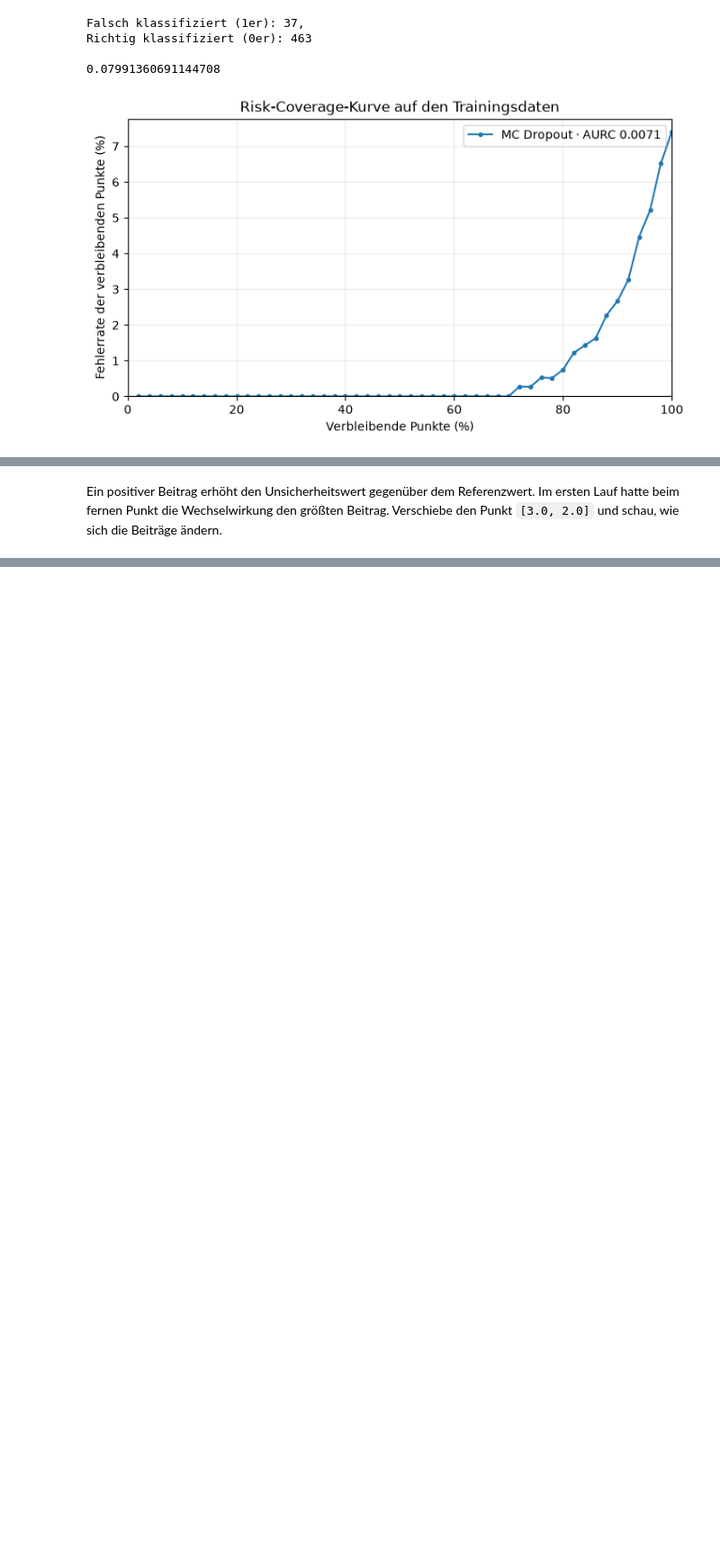
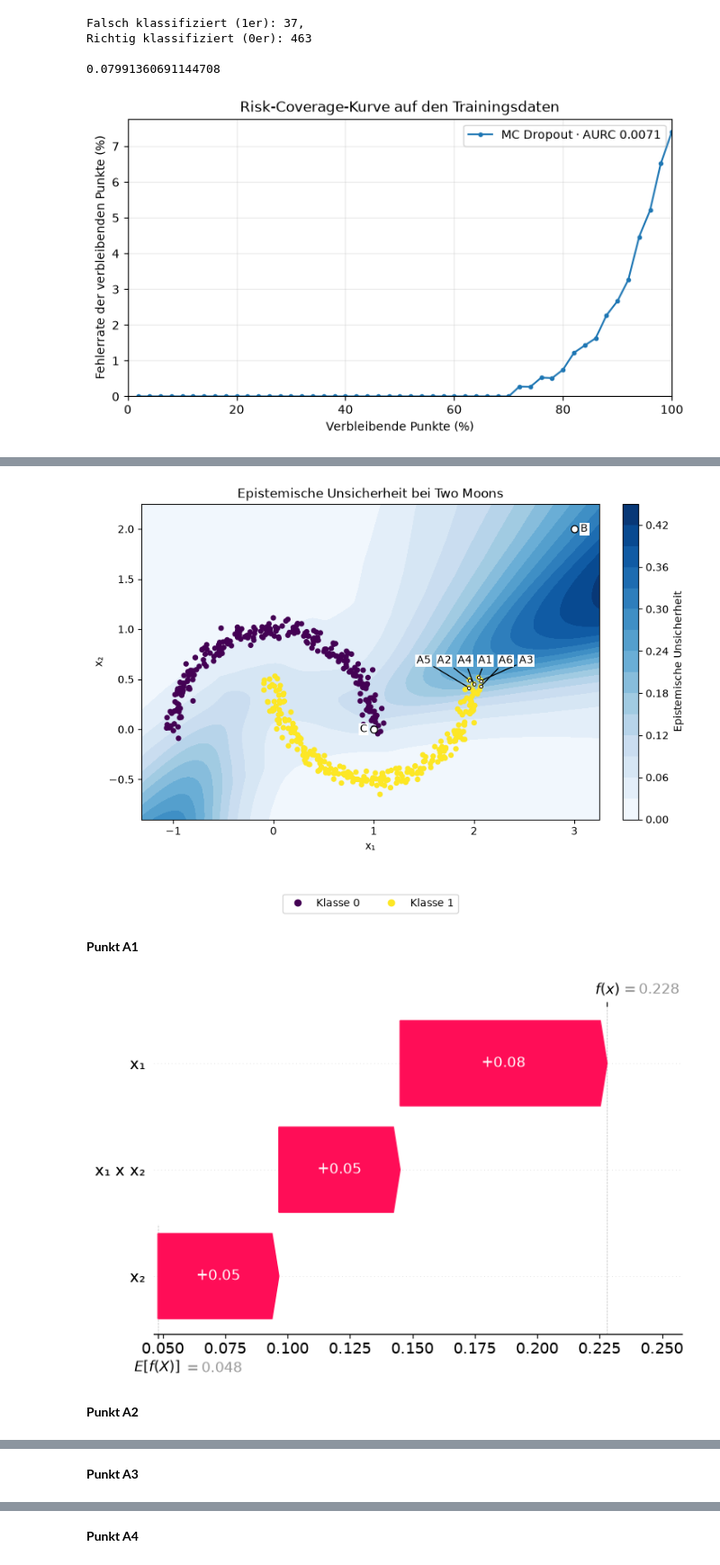
Before and after one commit to sep-trustworthy-gruppe-d/probly, a Jupyter notebook: experiments/group-d_experiments/dan_01.ipynb, the cells around one changed output, grey strips where cells are left out. Shown at 90% size. Drawn from its saved outputs; the diff is of its cells as text; code cells hidden in the pictures; blank space fills up the shorter version.

Commit message:
shapiq grafisch darstellen bei two moons

```diff
--- a/experiments/group-d_experiments/dan_01.ipynb
+++ b/experiments/group-d_experiments/dan_01.ipynb
@@ -291,10 +297,15 @@ uncertainty_explainer = shapiq.TabularExplainer(
     random_state=SEED,
 )
 # %%
+scores = epistemic_score(X)
+top_indices = np.argsort(-scores, kind="stable")[:6]
+ranked_points = {f"A{rank}": X[index] for rank, index in enumerate(top_indices, start=1)}
 points = {
-    "Trainingspunkt X[0]": X[0],
-    "Fern von den Monden": np.array([3.0, 2.0]),
+    **ranked_points,
+    "B": np.array([3.0, 2.0]),
+    "C": np.array([1.0, 0.0]),
 }
+point_explanations = {}
 table = [
     "| Punkt | Koordinaten | Referenzwert | x₁ | x₂ | x₁ × x₂ | Probly |",
     "| :--- | :--- | ---: | ---: | ---: | ---: | ---: |",
@@ -302,12 +313,13 @@ table = [
 for label, point in points.items():
     explanation = uncertainty_explainer.explain(point, budget=4)
     baseline = explanation.baseline_value
-    x1 = explanation[(0,)]
-    x2 = explanation[(1,)]
-    interaction = explanation[(0, 1)]
+    contributions = np.array([explanation[key] for key in ((0,), (1,), (0, 1))])
     score = epistemic_score(point[None, :])[0]
 
-    np.testing.assert_allclose(baseline + x1 + x2 + interaction, score, atol=1e-6)
+    np.testing.assert_allclose(baseline + contributions.sum(), score, atol=1e-6)
+    point_explanations[label] = explanation
+
+    x1, x2, interaction = contributions
     table.append(
         f"| {label} | ({point[0]:.3f}, {point[1]:.3f}) | {baseline:.4f} | "
         f"{x1:+.4f} | {x2:+.4f} | {interaction:+.4f} | {score:.4f} |"
@@ -322,2 +340,57 @@ display(Markdown("\n".join(table)))
-# %% [markdown]
-Ein positiver Beitrag erhöht den Unsicherheitswert gegenüber dem Referenzwert. Im ersten Lauf hatte beim fernen Punkt die Wechselwirkung den größten Beitrag. Verschiebe den Punkt `[3.0, 2.0]` und schau, wie sich die Beiträge ändern.
+# %%
+# Die A-Labels stehen von links nach rechts über den dicht beieinanderliegenden Punkten.
+ranked_labels = sorted(ranked_points, key=lambda label: ranked_points[label][0])
+ranked_xy = X[top_indices]
+label_x = np.linspace(ranked_xy[:, 0].min() - 0.45, ranked_xy[:, 0].max() + 0.45, len(ranked_labels))
+label_y = ranked_xy[:, 1].max() + 0.17
+ranked_label_x = dict(zip(ranked_labels, label_x))
+
+plot_points = np.vstack([X, *points.values(), [label_x[0], label_y], [label_x[-1], label_y]])
+lower = plot_points.min(axis=0) - 0.25
+upper = plot_points.max(axis=0) + 0.25
+grid_x, grid_y = np.meshgrid(
+    np.linspace(lower[0], upper[0], 100),
+    np.linspace(lower[1], upper[1], 100),
+)
+grid = np.column_stack((grid_x.ravel(), grid_y.ravel()))
+grid_uncertainty = epistemic_score(grid).reshape(grid_x.shape)
+
+fig, moons_ax = plt.subplots(figsize=(8, 5.5), layout="constrained")
+uncertainty_map = moons_ax.contourf(grid_x, grid_y, grid_uncertainty, levels=15, cmap="Blues")
+fig.colorbar(uncertainty_map, ax=moons_ax, label="Epistemische Unsicherheit")
+classes = moons_ax.scatter(X[:, 0], X[:, 1], c=y, s=18)
+label_box = {"facecolor": "white", "edgecolor": "none", "pad": 1}
+for i, (label, point) in enumerate(points.items()):
+    if label in ranked_label_x:
+        moons_ax.scatter(*point, s=9, facecolor="white", edgecolor="black", linewidth=0.7)
+        moons_ax.annotate(
+            label, point, xytext=(ranked_label_x[label], label_y),
+            ha="center", va="center", bbox=label_box, arrowprops={"arrowstyle": "-"},
+        )
+        continue
+    moons_ax.scatter(*point, s=45, facecolor="white", edgecolor="black")
+    right = i % 2 == 0
+    moons_ax.annotate(
+        label, point, xytext=(6 if right else -6, 0),
+        textcoords="offset points", ha="left" if right else "right", va="center",
+        bbox=label_box,
+    )
+
+class_handles, _ = classes.legend_elements()
+moons_ax.legend(
+    class_handles, ["Klasse 0", "Klasse 1"],
+    loc="upper center", bbox_to_anchor=(0.5, -0.22), ncols=2,
+)
+moons_ax.set(title="Epistemische Unsicherheit bei Two Moons", xlabel="x₁", ylabel="x₂", aspect="equal")
+plt.show()
+
+feature_names = np.array(["x₁", "x₂"])
+for label, explanation in point_explanations.items():
+    display(Markdown(f"**Punkt {label}**"))
+    plt.figure()
+    explanation.plot_waterfall(feature_names=feature_names, abbreviate=False)
+# %% [output]
+[figure, added]
+**Punkt A1**
+[figure, added]
+**Punkt A2**
@@ -323,0 +398 @@ Ein positiver Beitrag erhöht den Unsicherheitswert gegenüber dem Referenzwert.
+**Punkt A3**
@@ -323,0 +400 @@ Ein positiver Beitrag erhöht den Unsicherheitswert gegenüber dem Referenzwert.
+**Punkt A4**
```
Also changed, not shown: parts of 3 cells of this notebook.
